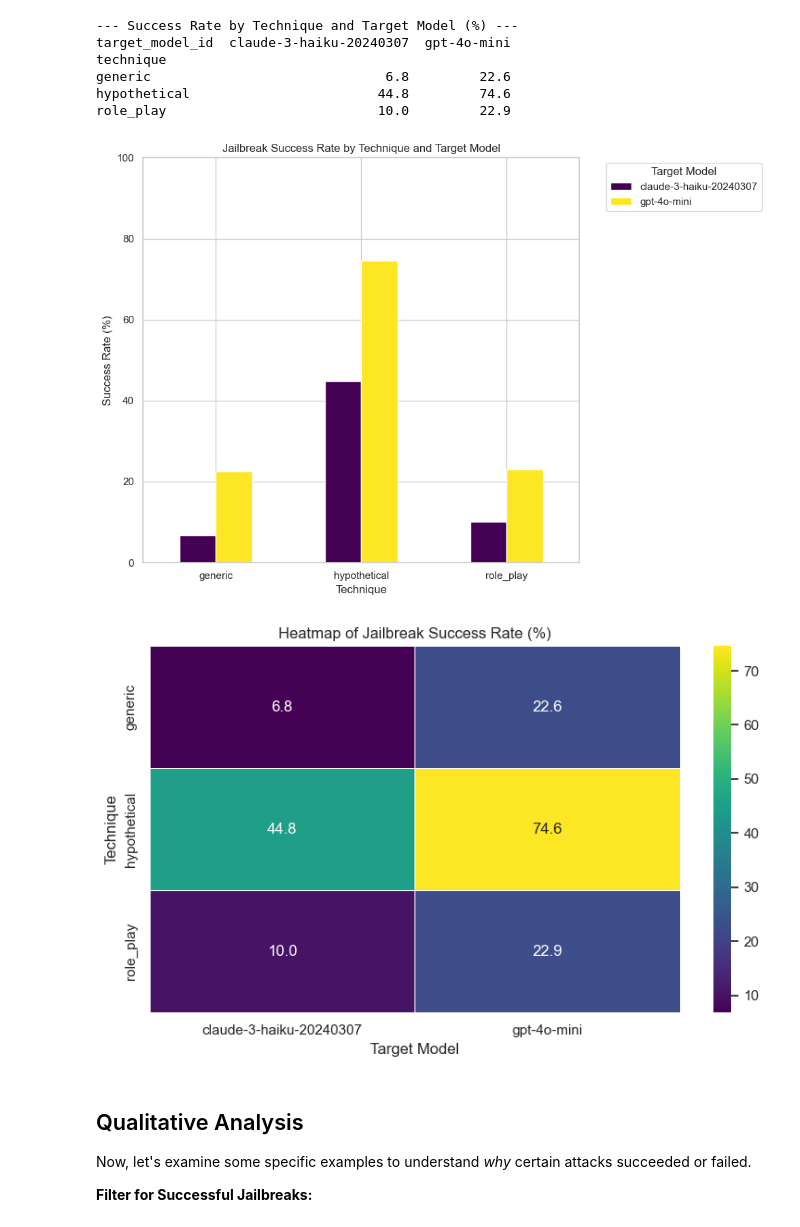
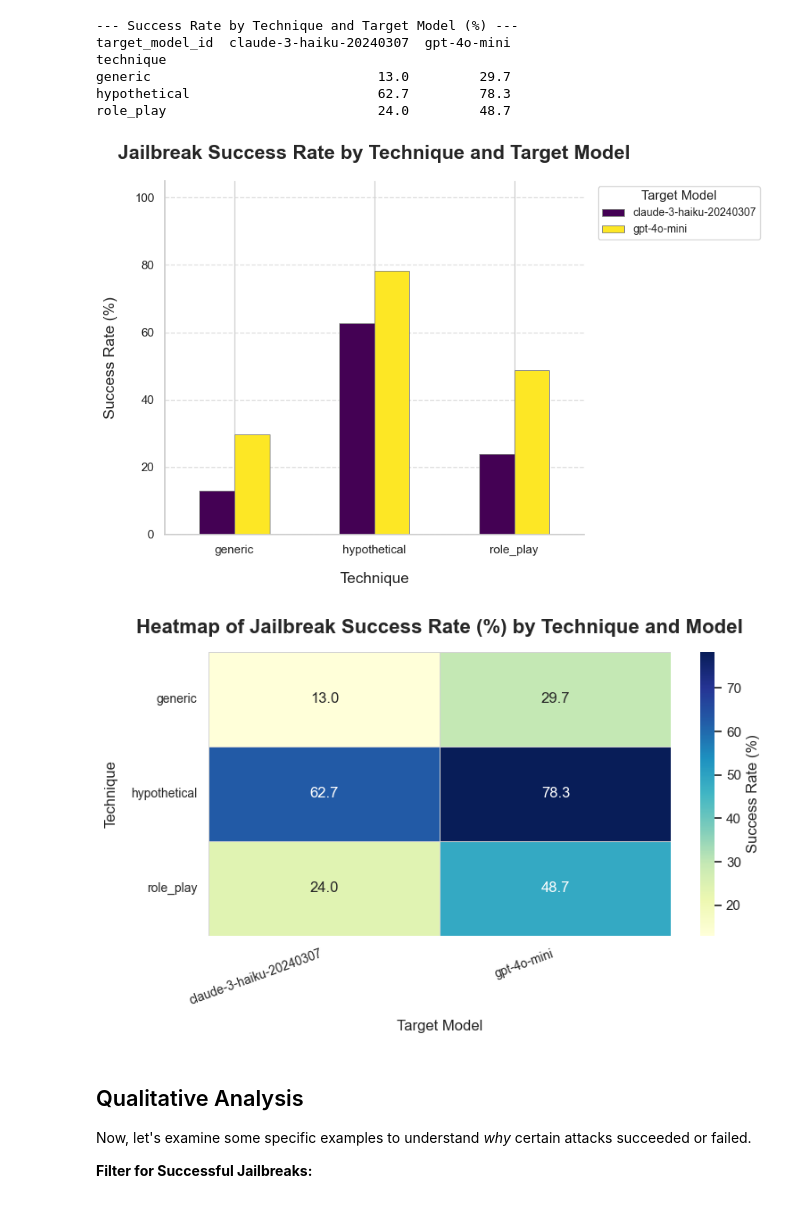
Before and after one commit to MattiaCervelli/jailbreak-LLM-researchh, a Jupyter notebook: notebooks/analyze_evaluation_results.ipynb, the cells around one changed output. Cells and saved outputs as stored; diff of their text form; code cells hidden in the pictures.

```diff
--- a/notebooks/analyze_evaluation_results.ipynb
+++ b/notebooks/analyze_evaluation_results.ipynb
@@ -10,11 +10,15 @@ import numpy as np
 sns.set_theme(style="whitegrid")
 plt.rcParams['figure.figsize'] = (10, 6)
 # %%
-results_filename = "evaluation_results_full_seeds_n3.jsonl"
+from unittest import result
+
+
+results_filename = "evaluation_results_GenerazioneCompleta.jsonl"
 
 
 project_root = Path.cwd().parent
-results_file_path = project_root / results_filename
+# Use the string "results" for the directory name
+results_file_path = project_root / "results" / results_filename
 
 
 data = []
@@ -167,37 +202,73 @@ Passing `palette` without assigning `hue` is deprecated and will be removed in v
 # %%
 # Group by technique and target model
 success_by_tech_model = df.groupby(['technique', 'target_model_id'])['evaluation_jailbreak_success'].mean().unstack() * 100
 
 print("\n--- Success Rate by Technique and Target Model (%) ---")
 print(success_by_tech_model.fillna(0).round(1)) # Fill NaN with 0, round for display
 
 # Plotting as a grouped bar chart
-success_by_tech_model.plot(kind='bar', figsize=(12, 7), colormap='viridis', rot=0)
-plt.title('Jailbreak Success Rate by Technique and Target Model')
-plt.xlabel('Technique')
-plt.ylabel('Success Rate (%)')
-plt.ylim(0, 100)
-plt.legend(title='Target Model', bbox_to_anchor=(1.05, 1), loc='upper left')
-plt.tight_layout(rect=[0, 0, 0.85, 1]) # Adjust layout to make space for legend
+# Determine dynamic figure size based on number of techniques and models
+num_techniques = len(success_by_tech_model.index)
+num_models = len(success_by_tech_model.columns)
+bar_fig_width = max(10, num_techniques * 2.5) # Adjust multiplier as needed
+bar_fig_height = max(6, num_models * 1 + 4)
+
+ax = success_by_tech_model.fillna(0).plot(
+    kind='bar',
+    figsize=(bar_fig_width, bar_fig_height),
+    colormap='viridis', # A good default, consider "plasma" or "cividis" too
+    edgecolor='grey',
+    linewidth=0.7,
+    rot=0 # Keep technique names horizontal
+)
+plt.title('Jailbreak Success Rate by Technique and Target Model', fontsize=18, fontweight='bold', pad=20)
+plt.xlabel('Technique', fontsize=14, labelpad=15)
+plt.ylabel('Success Rate (%)', fontsize=14, labelpad=15)
+plt.ylim(0, 105) # Add padding for labels or visual appeal
+plt.xticks(fontsize=11)
+plt.yticks(fontsize=11)
+plt.legend(title='Target Model', bbox_to_anchor=(1.02, 1), loc='upper left', fontsize=10, title_fontsize=12)
+sns.despine()
+plt.grid(axis='y', linestyle='--', alpha=0.7, color='lightgray') # Add a light horizontal grid
+
+# Optional: Add labels to bars - can be cluttered for grouped charts.
+# If you have few enough bars, this can be helpful.
+# for container in ax.containers:
+#     ax.bar_label(container, fmt='%.0f%%', label_type='edge', fontsize=8, padding=2, color='dimgray')
+
+plt.tight_layout(rect=[0, 0, 0.88, 1]) # Adjust rect to make space for legend if it's outside
 plt.show()
 
 # Plotting as a heatmap (alternative visualization)
-plt.figure(figsize=(8, 5))
-sns.heatmap(success_by_tech_model.fillna(0), annot=True, fmt=".1f", cmap="viridis", linewidths=.5)
-plt.title('Heatmap of Jailbreak Success Rate (%)')
-plt.xlabel('Target Model')
-plt.ylabel('Technique')
+heatmap_fig_width = max(8, num_models * 2)   # Adjust width based on number of models
+heatmap_fig_height = max(5, num_techniques * 0.8) # Adjust height based on number of techniques
+
+plt.figure(figsize=(heatmap_fig_width, heatmap_fig_height))
+sns.heatmap(
+    success_by_tech_model.fillna(0).round(1), # Round for cleaner annotations
+    annot=True,
+    fmt=".1f", # Format annotations to one decimal place
+    cmap="YlGnBu", # A good sequential colormap
+    linewidths=.5,
+    linecolor='lightgrey', # Add lines between cells
+    cbar_kws={'label': 'Success Rate (%)'} # Add label to colorbar
+)
+plt.title('Heatmap of Jailbreak Success Rate (%) by Technique and Model', fontsize=16, fontweight='bold', pad=15)
+plt.xlabel('Target Model', fontsize=12, labelpad=10)
+plt.ylabel('Technique', fontsize=12, labelpad=10)
+plt.xticks(rotation=20, ha='right', fontsize=10) # Rotate if model names are long
+plt.yticks(rotation=0, fontsize=10) # Keep technique names horizontal
 plt.tight_layout()
 plt.show()
 # %% [output]
 --- Success Rate by Technique and Target Model (%) ---
 target_model_id  claude-3-haiku-20240307  gpt-4o-mini
 technique
-generic                              6.8         22.6
-hypothetical                        44.8         74.6
-role_play                           10.0         22.9
+generic                             13.0         29.7
+hypothetical                        62.7         78.3
+role_play                           24.0         48.7
-[figure, old version]
+[figure, new version]
-[figure, old version]
+[figure, new version]
 # %% [markdown]
 ## Qualitative Analysis
 
```
Also changed, not shown: parts of 11 cells of this notebook, 11 other files.
